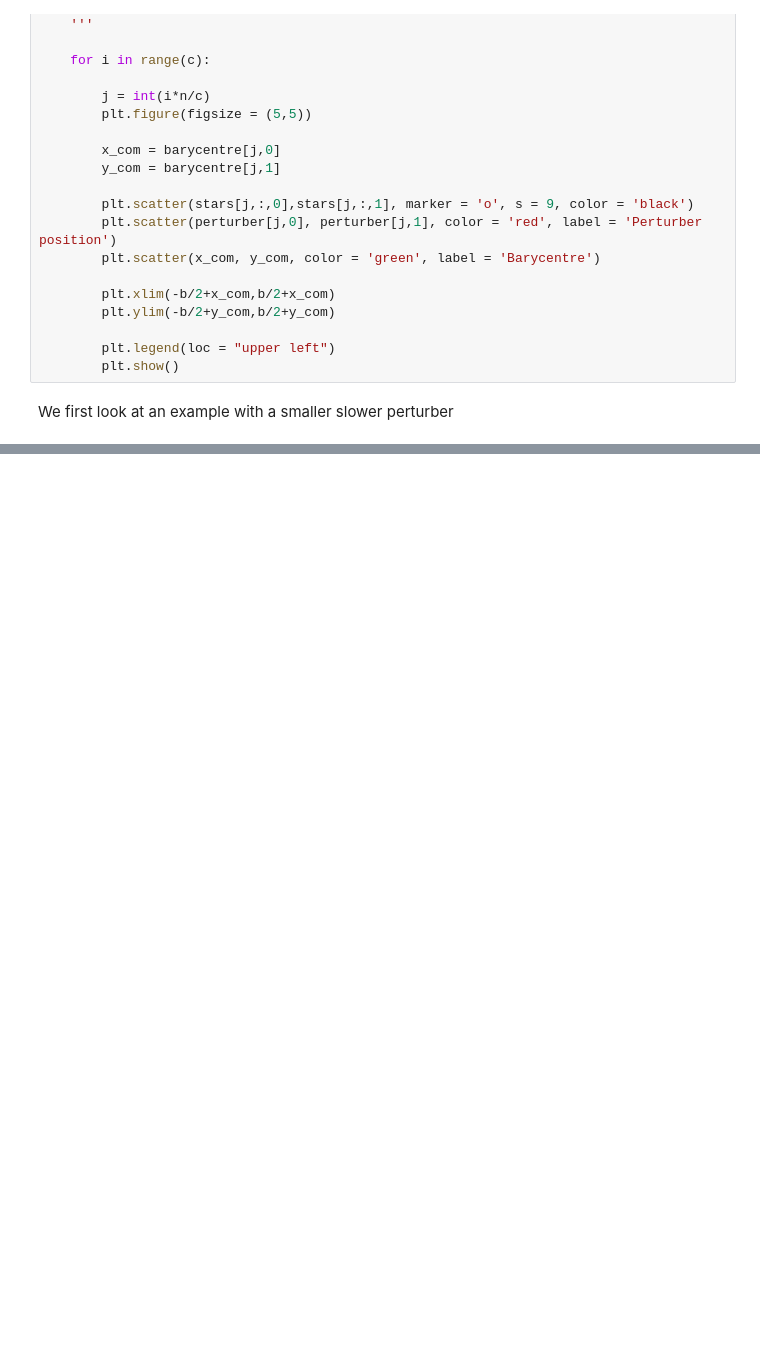
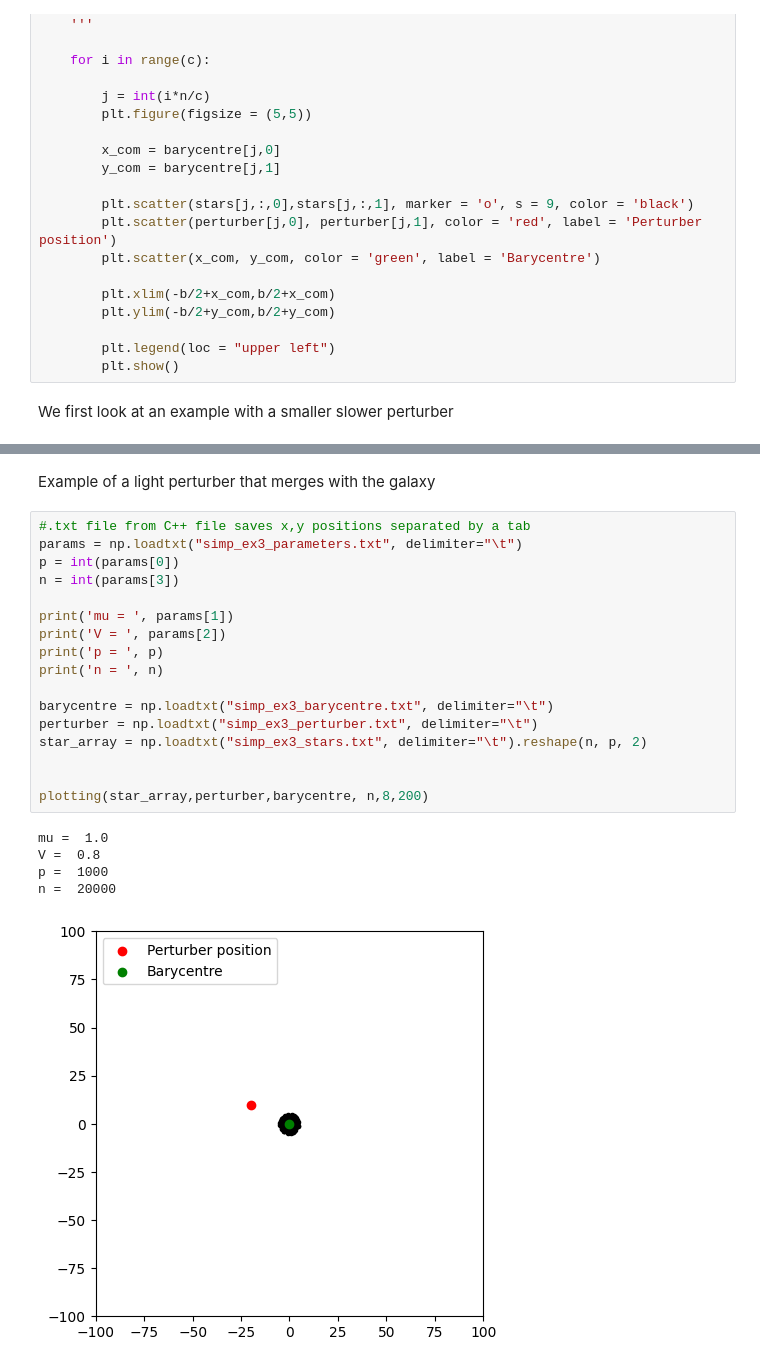
Before and after one commit to Emma-keaveney/Three-Body_Problem, a Jupyter notebook: simple_perturber_visualisations.ipynb, the cells around one changed output, grey strips where cells are left out. Drawn from its saved outputs; the diff is of its cells as text; blank space fills up the shorter version.

```diff
--- a/simple_perturber_visualisations.ipynb
+++ b/simple_perturber_visualisations.ipynb
@@ -104,0 +105,25 @@ n =  50000
+# %% [markdown]
+Example of a light perturber that merges with the galaxy
+# %%
+#.txt file from C++ file saves x,y positions separated by a tab
+params = np.loadtxt("simp_ex3_parameters.txt", delimiter="\t")
+p = int(params[0])
+n = int(params[3])
+
+print('mu = ', params[1])
+print('V = ', params[2])
+print('p = ', p)
+print('n = ', n)
+
+barycentre = np.loadtxt("simp_ex3_barycentre.txt", delimiter="\t")
+perturber = np.loadtxt("simp_ex3_perturber.txt", delimiter="\t")
+star_array = np.loadtxt("simp_ex3_stars.txt", delimiter="\t").reshape(n, p, 2)
+
+
+plotting(star_array,perturber,barycentre, n,8,200)
+# %% [output]
+mu =  1.0
+V =  0.8
+p =  1000
+n =  20000
+[figure, added]
```
Also changed, not shown: parts of 4 cells of this notebook, 2 other files.
